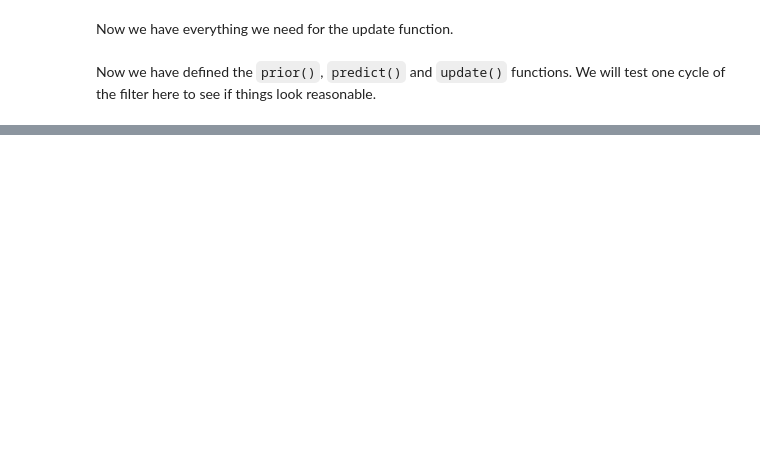
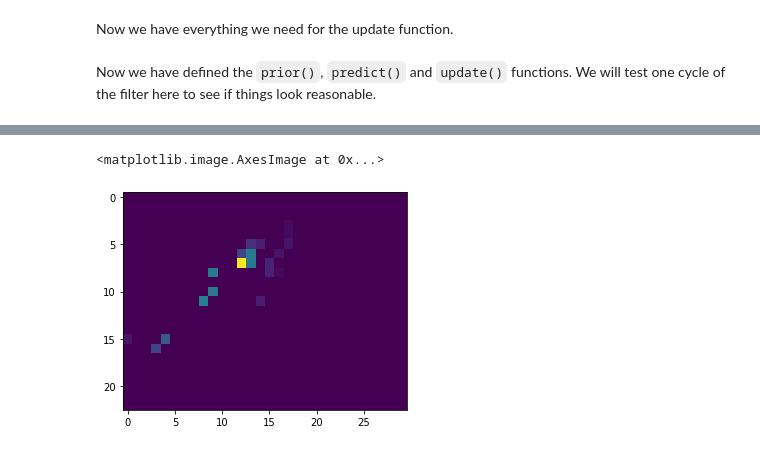
Before and after one commit to korra141/mooc-exercises, a Jupyter notebook: state_estimation/solution/03-histogram-filter/histogram_filter.ipynb, the cells around one changed output, grey strips where cells are left out. Drawn from its saved outputs; the diff is of its cells as text; code cells hidden in the pictures; blank space fills up the shorter version.

```diff
--- a/state_estimation/solution/03-histogram-filter/histogram_filter.ipynb
+++ b/state_estimation/solution/03-histogram-filter/histogram_filter.ipynb
@@ -224,8 +233,8 @@ def generate_measurement_likelihood(segments, road_spec, grid_spec):
             continue
 
         # TODO find the cell index that corresponds to the measurement d_i, phi_i
-        i = 1 # replace this
-        j = 1 # replace this
+        i = int(floor((d_i - grid_spec['d_min'])/grid_spec['delta_d'])) # replace with something that accounts for the movement of the robot
+        j= int(floor((phi_i - grid_spec['phi_min'])/grid_spec['delta_phi']))
 
         # Add one vote to that cell
         measurement_likelihood[i, j] += 1
@@ -247,7 +256,11 @@ def histogram_update(belief, segments, road_spec, grid_spec):
     if measurement_likelihood is not None:
         # TODO: combine the prior belief and the measurement likelihood to get the posterior belief
         # Don't forget that you may need to normalize to ensure that the output is valid probability distribution
-        belief = measurement_likelihood # replace this with something that combines the belief and the measurement_likelihood
+        belief = np.multiply(belief,measurement_likelihood)
+        if np.sum(belief) == 0:
+                belief = measurement_likelihood
+            else:
+                self.belief /= np.sum(self.belief)# replace this with something that combines the belief and the measurement_likelihood
     return (measurement_likelihood, belief)
 # %% [markdown]
 Now we have defined the `prior()`, `predict()` and `update()` functions. We will test one cycle of the filter here to see if things look reasonable.
@@ -316,4 +341,7 @@ sg = find_ground_coordinates(rcg.gpg, segment_list_rect)
 # %%
 # Finally we can take the ground projected segments and call our update function
-(measurement_likelihood, belief) = histogram_update(belief,sg.segments, road_spec, grid_spec)
-imshow(belief)
+(measurement_likelihood, belief2) = histogram_update(belief1,sg.segments, road_spec, grid_spec)
+imshow(belief2)
+# %% [output]
+<matplotlib.image.AxesImage at 0x...>
+[figure, added]
```
Also changed, not shown: parts of 6 cells of this notebook, 1 other file.
